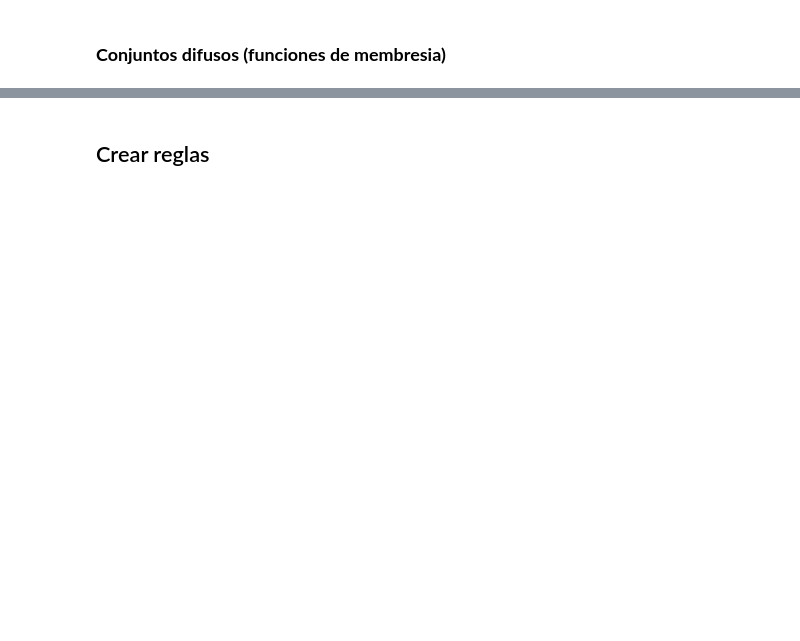
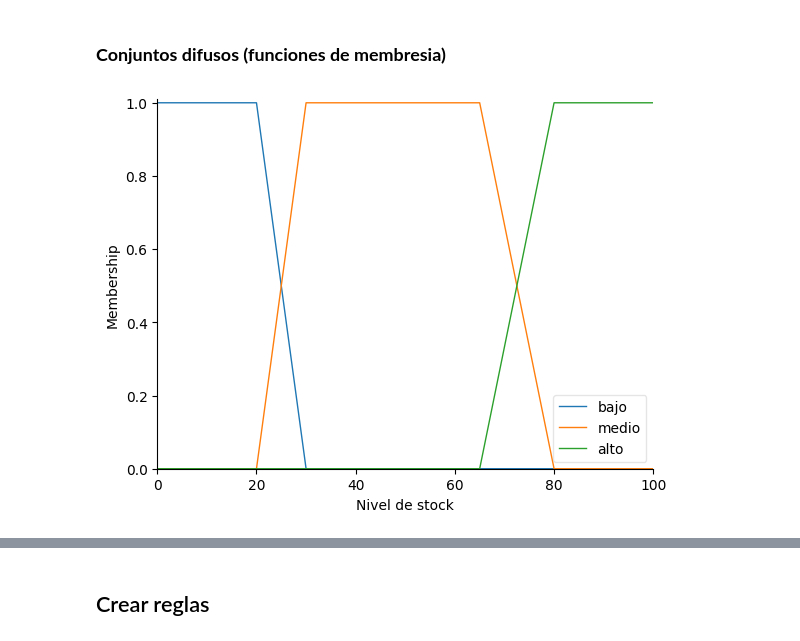
Before and after one commit to juanfer1a/fusion_datos, a Jupyter notebook: codigo_taller2/FIS_Proyecto.ipynb, the cells around one changed output, grey strips where cells are left out. Saved outputs shown, nothing was run; the diff lists cells and outputs as text; code cells hidden in the pictures; blank space fills up the shorter version.

```diff
--- a/codigo_taller2/FIS_Proyecto.ipynb
+++ b/codigo_taller2/FIS_Proyecto.ipynb
@@ -28,2 +25,11 @@ TS = ctrl.Consequent(np.arange(0, 61, 1), 'Tiempo de semaforo')
 # %% [markdown]
 ### **Conjuntos difusos (funciones de membresia)**
+# %%
+# Nivel de stock
+NS['bajo'] = fuzz.trapmf(NS.universe, [0, 0, 20, 30])
+NS['medio'] = fuzz.trapmf(NS.universe, [20, 30, 65, 80])
+NS['alto'] = fuzz.trapmf(NS.universe, [65, 80, 100, 100])
+# %%
+NS.view()
+# %% [output]
+[figure, added]
```
Also changed, not shown: parts of 29 cells of this notebook, 1 other file.
